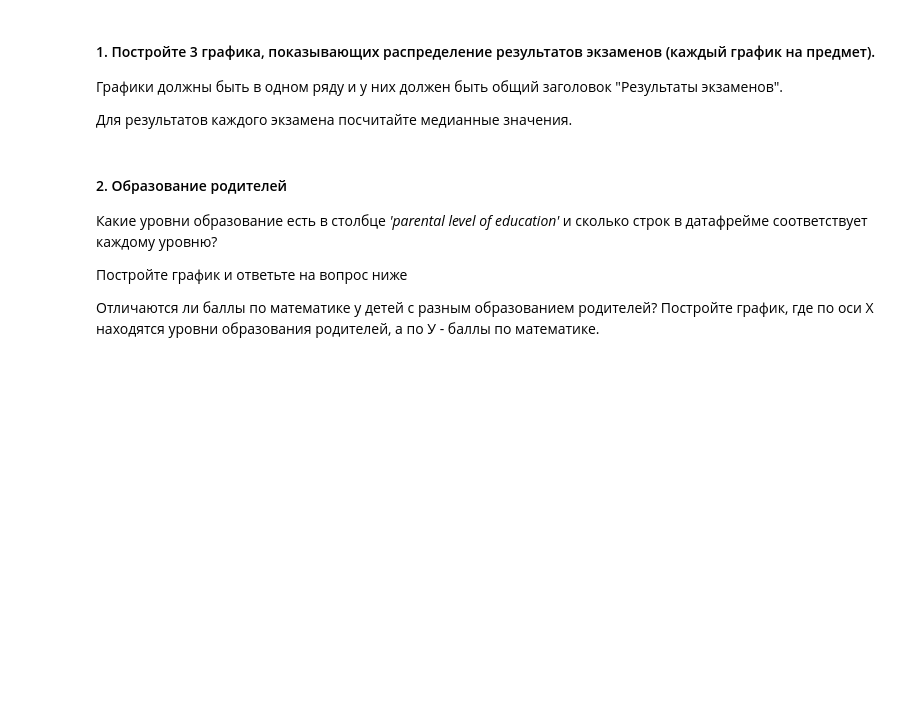
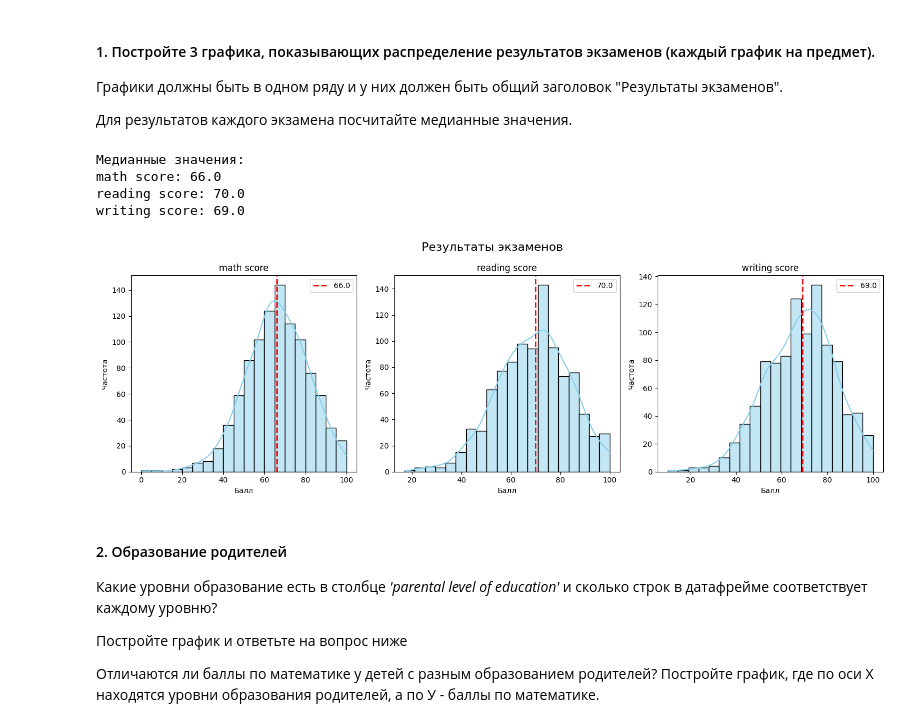
Before and after one commit to alexmordashov/computer_math, a Jupyter notebook: 5. Библиотека Pandas. Визуальный анализ данных/Практическая_работа_№5_Библиотека_Pandas.ipynb, the cells around one changed output. Saved outputs shown, nothing was run; the diff lists cells and outputs as text; code cells hidden in the pictures; blank space fills up the shorter version.

```diff
--- a/5. Библиотека Pandas. Визуальный анализ данных/Практическая_работа_№5_Библиотека_Pandas.ipynb
+++ b/5. Библиотека Pandas. Визуальный анализ данных/Практическая_работа_№5_Библиотека_Pandas.ipynb
@@ -511,9 +567,11 @@ if colab:
 # %% [markdown]
 Исходные данные загрузите самостоятельно!
 # %%
-if colab:
-    df = pd.read_csv('/content/drive/My Drive/Data/StudentsPerformance.csv')
+'''if colab:
+    df = pd.read_csv('/content/sample_data/StudentsPerformance.csv')
 else:
-    df = pd.read_csv("../../data/StudentsPerformance.csv")
+    df = pd.read_csv("../../data/StudentsPerformance.csv")'''
 
-df
+df = pd.read_csv('/content/sample_data/StudentsPerformance.csv')
+
+df.head()
@@ -526,6 +591,38 @@ df
 Графики должны быть в одном ряду и у них должен быть общий заголовок "Результаты экзаменов".
 
 Для результатов каждого экзамена посчитайте медианные значения.
+# %%
+subjects = ['math score', 'reading score', 'writing score']
+medians = {subject: df[subject].median() for subject in subjects}
+print('Медианные значения:')
+for subject, median in medians.items():
+  print(f'{subject}: {median:.1f}')
+
+fig, axes = plt.subplots(1, 3, figsize=(15, 5))
+
+fig.suptitle('Результаты экзаменов', fontsize=16)
+
+for i, subject in enumerate(subjects):
+  ax = axes[i]
+
+  sns.histplot(df[subject], kde=True, ax=ax, color='skyblue', bins=20)
+
+  ax.axvline(medians[subject], color='red', linestyle='--', linewidth=2, label=f'{medians[subject]:.1f}')
+
+  ax.set_title(subject)
+  ax.set_xlabel('Балл')
+  ax.set_ylabel('Частота')
+  ax.legend()
+
+
+plt.tight_layout()
+plt.show()
+# %% [output]
+Медианные значения:
+math score: 66.0
+reading score: 70.0
+writing score: 69.0
+[figure, added]
 # %% [markdown]
 #### 2. Образование родителей
 Какие уровни образование есть в столбце *'parental level of education'* и сколько строк в датафрейме соответствует каждому уровню?
```
Also changed, not shown: parts of 13 cells of this notebook.
